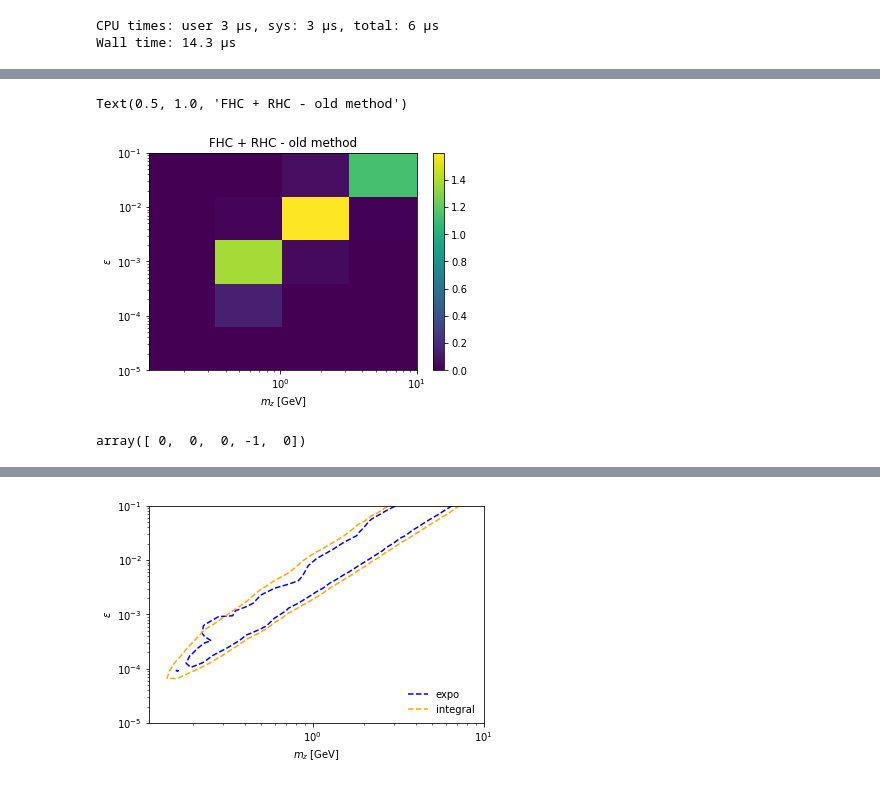
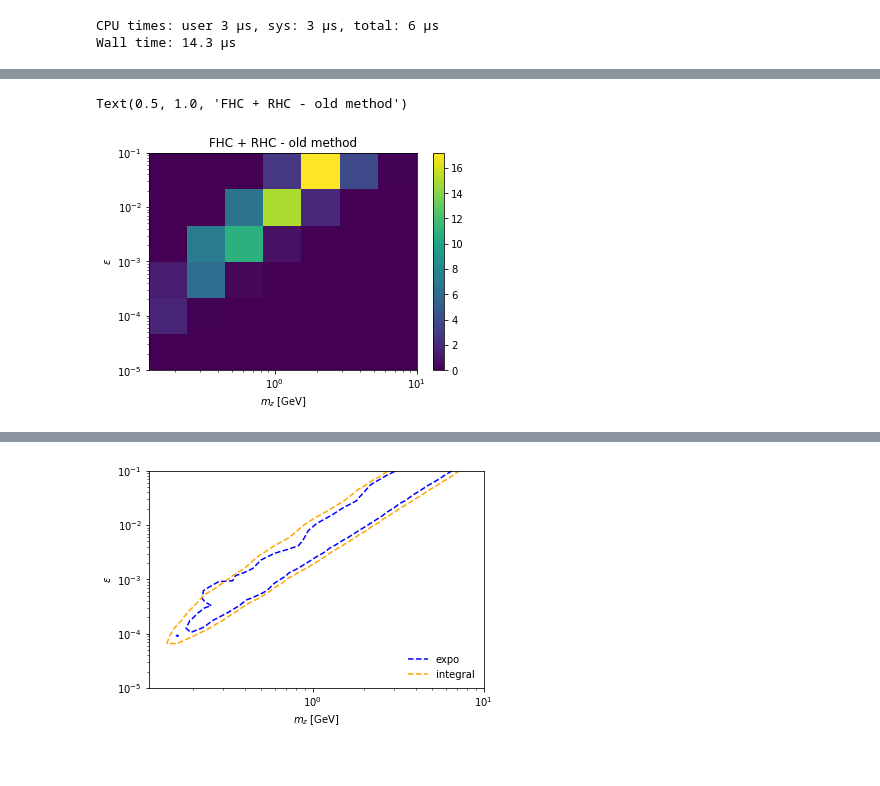
Before and after one commit to mhostert/dark-neutrinos-at-T2K, a Jupyter notebook: exp_analysis/6_heavy_nonminimal_visualisation.ipynb, the cells around one changed output, grey strips where cells are left out. Cells and saved outputs as stored; diff of their text form; code cells hidden in the pictures.

Commit message:
add cells to compare with previous plots

```diff
--- a/exp_analysis/6_heavy_nonminimal_visualisation.ipynb
+++ b/exp_analysis/6_heavy_nonminimal_visualisation.ipynb
@@ -122,8 +126,8 @@ Text(0, 0.5, '$|U_{{\\mu 4}}|^2$')
 ## Dark photon plots
 # %%
 # setting
-mz = np.geomspace(0.11, my_exp_analyses[f'{hierarchy}_{D_or_M}_FHC'].mz_limits[1], 5)
-epsilon = np.geomspace(1e-5, 1e-1, 6)
+mz = np.geomspace(0.13, my_exp_analyses[f'{hierarchy}_{D_or_M}_FHC'].mz_limits[1], 8)
+epsilon = np.geomspace(1e-5, 1e-1, 7)
 # mz = np.geomspace(0.11, my_exp_analyses[f'{hierarchy}_{D_or_M}_FHC'].mz_limits[1], 10)
 # epsilon = np.geomspace(1e-5, 1e-1, 10)
 # mz = np.geomspace(0.11, 1, 5)
@@ -179,10 +162,10 @@ LEff_v = np.vectorize(LEff, )
 # %%
-plt.pcolormesh(mz, epsilon, dark_photons_constraints_integral[Ud4_2][1])
+plt.pcolormesh(mz, epsilon, dark_photons_constraints_integral[0.1][1])
 plt.colorbar()
 plt.loglog()
 plt.xlabel(r'$m_z$ [GeV]')
 plt.ylabel(r'$\epsilon$')
 plt.title('FHC + RHC - old method')
 # %% [output]
 Text(0.5, 1.0, 'FHC + RHC - old method')
-[figure, old version]
+[figure, new version]
@@ -191,4 +171,0 @@ this_like = LEff_v(0, dark_photons_constraints_integral[Ud4_2][1][4], dark_photo
-# %%
-this_like
-# %% [output]
-array([ 0,  0,  0, -1,  0])
```
Also changed, not shown: parts of 12 cells of this notebook.
